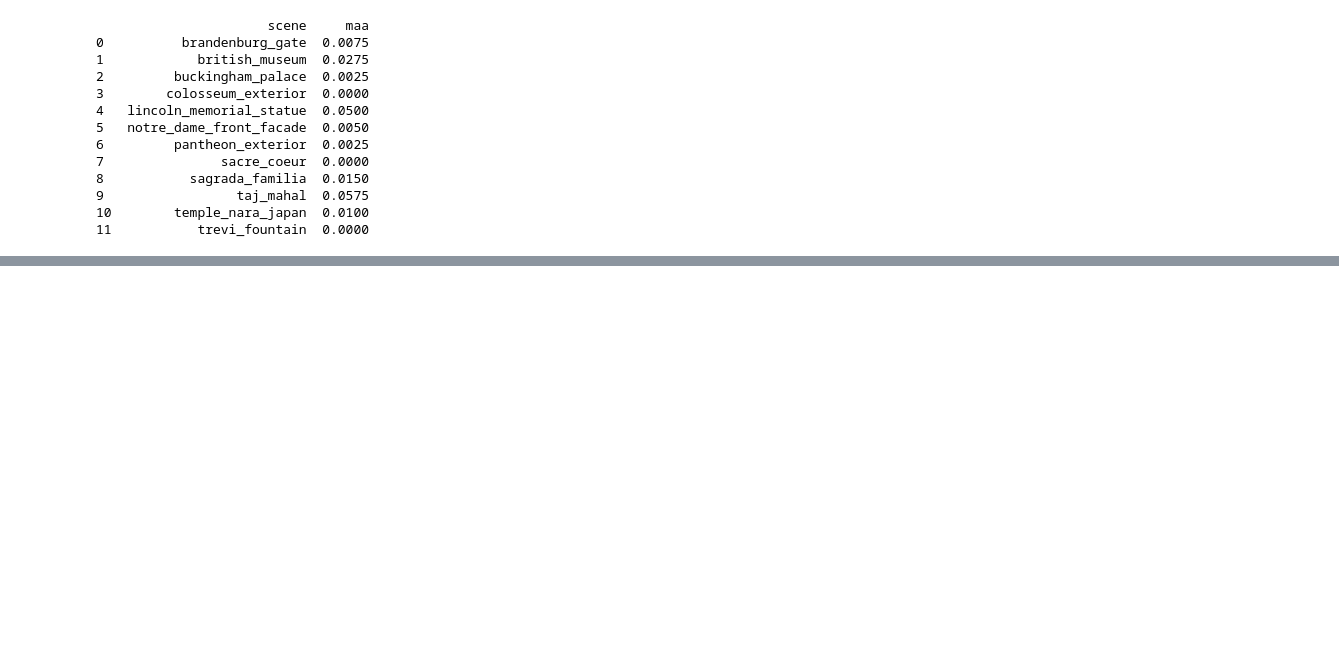
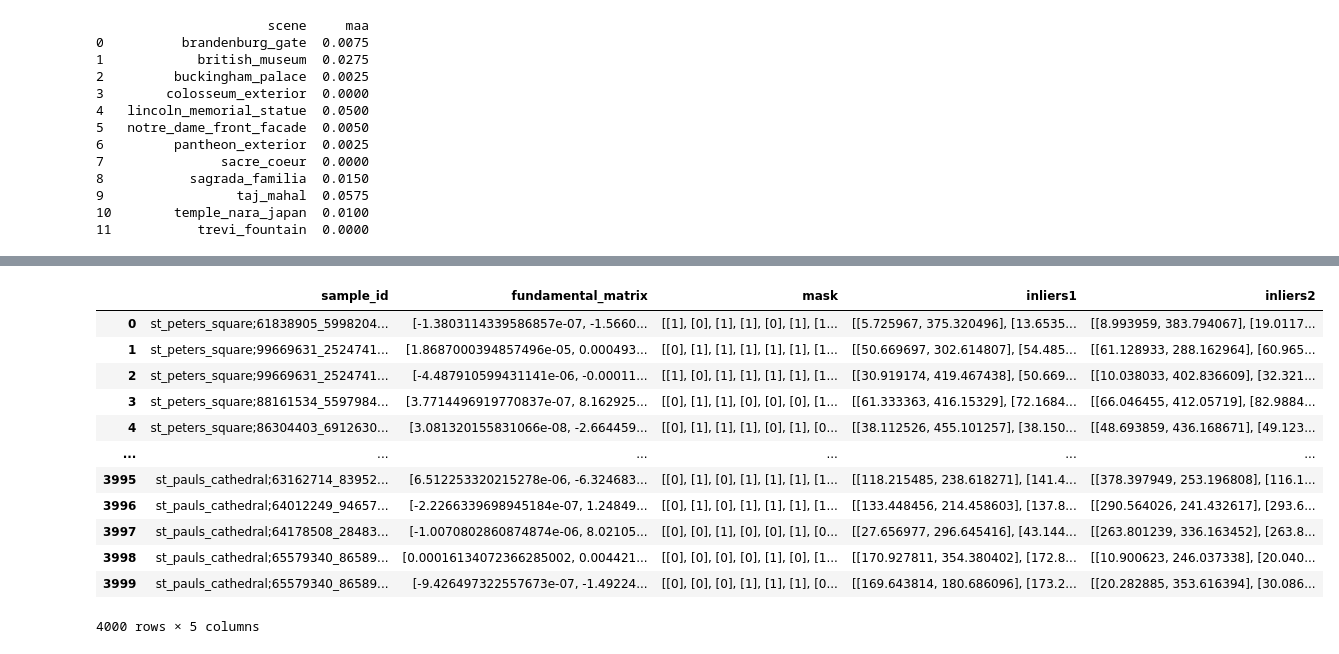
Before and after one commit to BigBabik/cv-final, a Jupyter notebook: testing.ipynb, the cells around one changed output, grey strips where cells are left out. Drawn from its saved outputs; the diff is of its cells as text; code cells hidden in the pictures; blank space fills up the shorter version.

```diff
--- a/testing.ipynb
+++ b/testing.ipynb
@@ -193,3 +150,5 @@ test_data = du.DatasetLoader(os.path.join(EXT_DATA_DIR), train_mode=False)
 importlib.reload(wrp)
 
 test_data = wrp.preprocess_data(test_data, preprocessor, extractor)
+# %%
+wrp.sample_pairs_for_run(test_data, 1000)
@@ -217,0 +188,4 @@ test_data.test_samples
+# %%
+importlib.reload(wrp)
+
+subt = wrp.estimate_fundamental_matrix(dataset=test_data, estimator=fe)
@@ -217,0 +208,16 @@ test_data.test_samples
+# %%
+subt
+# %% [output]
+|  | sample_id | fundamental_matrix | mask | inliers1 | inliers2 |
+| 0 | st_peters_square;61838905_5998204... | [-1.3803114339586857e-07, -1.5660... | [[1], [0], [1], [1], [0], [1], [1... | [[5.725967, 375.320496], [13.6535... | [[8.993959, 383.794067], [19.0117... |
+| 1 | st_peters_square;99669631_2524741... | [1.8687000394857496e-05, 0.000493... | [[0], [1], [1], [1], [1], [1], [1... | [[50.669697, 302.614807], [54.485... | [[61.128933, 288.162964], [60.965... |
+| 2 | st_peters_square;99669631_2524741... | [-4.487910599431141e-06, -0.00011... | [[1], [0], [1], [1], [1], [1], [1... | [[30.919174, 419.467438], [50.669... | [[10.038033, 402.836609], [32.321... |
+| 3 | st_peters_square;88161534_5597984... | [3.7714496919770837e-07, 8.162925... | [[0], [1], [1], [0], [0], [0], [1... | [[61.333363, 416.15329], [72.1684... | [[66.046455, 412.05719], [82.9884... |
+| 4 | st_peters_square;86304403_6912630... | [3.081320155831066e-08, -2.664459... | [[0], [1], [1], [1], [0], [1], [0... | [[38.112526, 455.101257], [38.150... | [[48.693859, 436.168671], [49.123... |
+| ... | ... | ... | ... | ... | ... |
+| 3995 | st_pauls_cathedral;63162714_83952... | [6.512253320215278e-06, -6.324683... | [[0], [1], [0], [1], [1], [1], [1... | [[118.215485, 238.618271], [141.4... | [[378.397949, 253.196808], [116.1... |
+| 3996 | st_pauls_cathedral;64012249_94657... | [-2.2266339698945184e-07, 1.24849... | [[0], [1], [0], [1], [1], [1], [1... | [[133.448456, 214.458603], [137.8... | [[290.564026, 241.432617], [293.6... |
+| 3997 | st_pauls_cathedral;64178508_28483... | [-1.0070802860874874e-06, 8.02105... | [[0], [0], [1], [0], [0], [1], [0... | [[27.656977, 296.645416], [43.144... | [[263.801239, 336.163452], [263.8... |
+| 3998 | st_pauls_cathedral;65579340_86589... | [0.00016134072366285002, 0.004421... | [[0], [0], [0], [0], [1], [0], [1... | [[170.927811, 354.380402], [172.8... | [[10.900623, 246.037338], [20.040... |
+| 3999 | st_pauls_cathedral;65579340_86589... | [-9.426497322557673e-07, -1.49224... | [[0], [0], [0], [1], [1], [1], [0... | [[169.643814, 180.686096], [173.2... | [[20.282885, 353.616394], [30.086... |
+4000 rows × 5 columns
```
Also changed, not shown: parts of 17 cells of this notebook.
